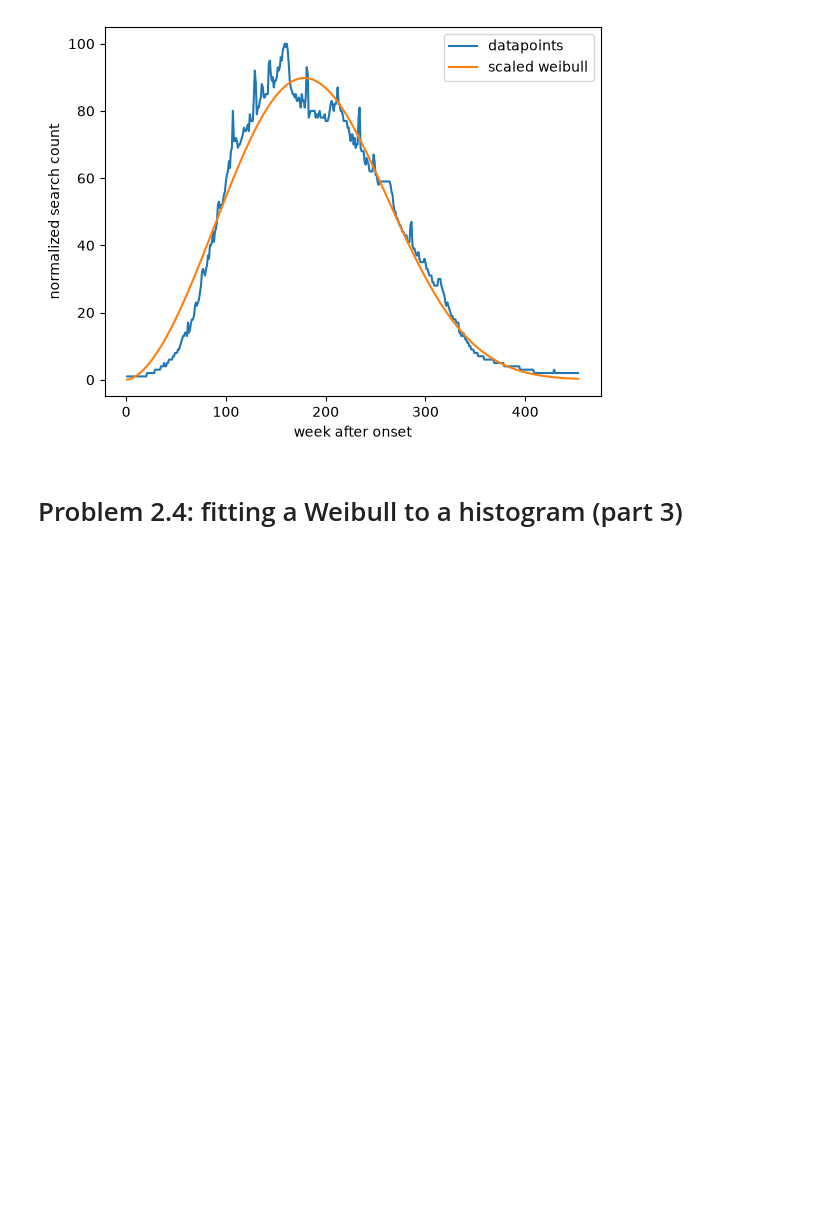
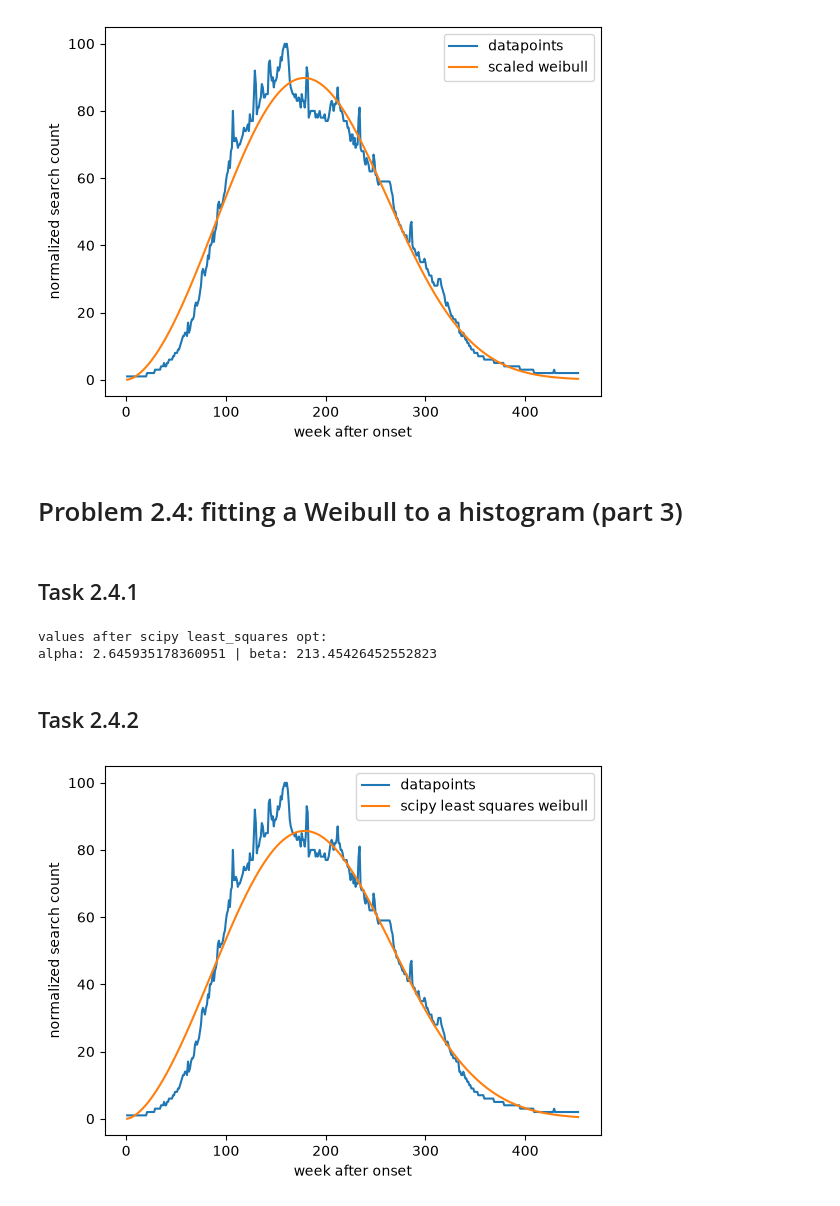
Before and after one commit to leon-grompe/PrinciplesOfML, a Jupyter notebook: Sheet2/Weibull.ipynb, the cells around one changed output. Drawn from its saved outputs; the diff is of its cells as text; code cells hidden in the pictures; blank space fills up the shorter version.

```diff
--- a/Sheet2/Weibull.ipynb
+++ b/Sheet2/Weibull.ipynb
@@ -43,7 +42,7 @@ plot_myspace_data(x, y)
 def weibull_pdf(t, a, b):
     return (a/b) * (t/b)**(a-1) * np.exp(-((t/b)**a))
 
-def weibulld_cdf(t, a, b):
+def weibull_cdf(t, a, b):
     return 1 - np.exp(-((t/b)**a))
 # %%
 ts = np.linspace(0, 10, 100)
@@ -178,3 +181,36 @@ alpha: 2.730954980105152 | beta: 211.02437701263128
 [figure]
 # %% [markdown]
 # Problem 2.4: fitting a Weibull to a histogram (part 3)
+# %% [markdown]
+## Task 2.4.1
+# %%
+def residual(theta,t,c):
+    a,b = theta
+    w = 1/p(t,a,b)
+    return np.sqrt(w) * (c - np.sum(c)*p(t, a,b))
+
+def p(t, a,b):
+    # F(t) - F(t-1)
+    return weibull_cdf(t, a,b) - weibull_cdf(t-1, a,b)
+# %%
+t,c = load_myspace_data()
+res = opt.least_squares(residual, x0=[2,200], args=(t,c), bounds=([0,0], [np.inf,np.inf]))
+a_opt, b_opt = res.x
+
+print(f'values after scipy least_squares opt: \nalpha: {a_opt} | beta: {b_opt}')
+# %% [output]
+values after scipy least_squares opt:
+alpha: 2.645935178360951 | beta: 213.45426452552823
+# %% [markdown]
+## Task 2.4.2
+# %%
+plt.figure()
+plt.plot(t, c, label='datapoints')
+plt.plot(t, np.sum(c)* p(t,a_opt,b_opt), label ='scipy least squares weibull')
+
+plt.xlabel('week after onset')
+plt.ylabel('normalized search count')
+plt.legend()
+plt.show()
+# %% [output]
+[figure, added]
```
Also changed, not shown: parts of 4 cells of this notebook.
